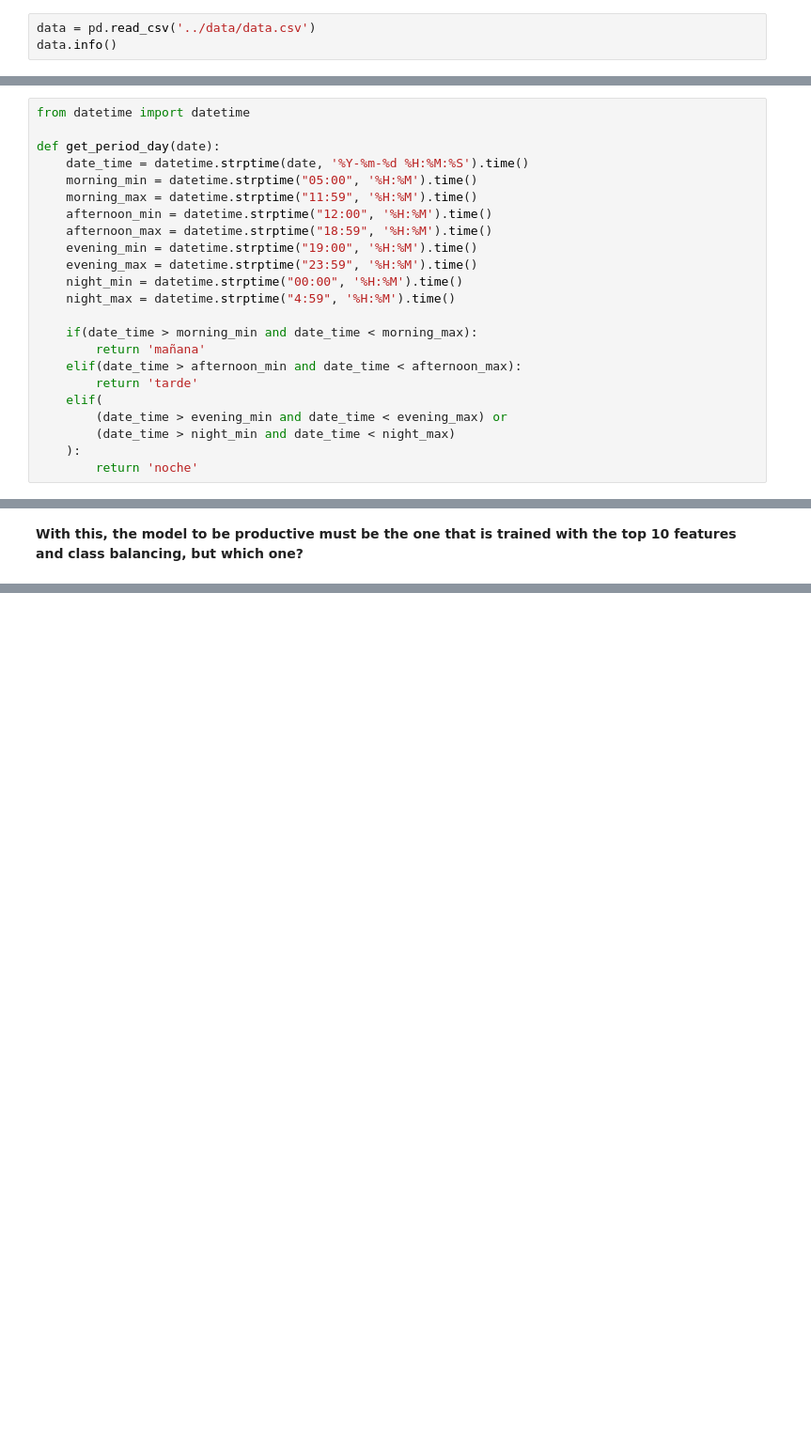
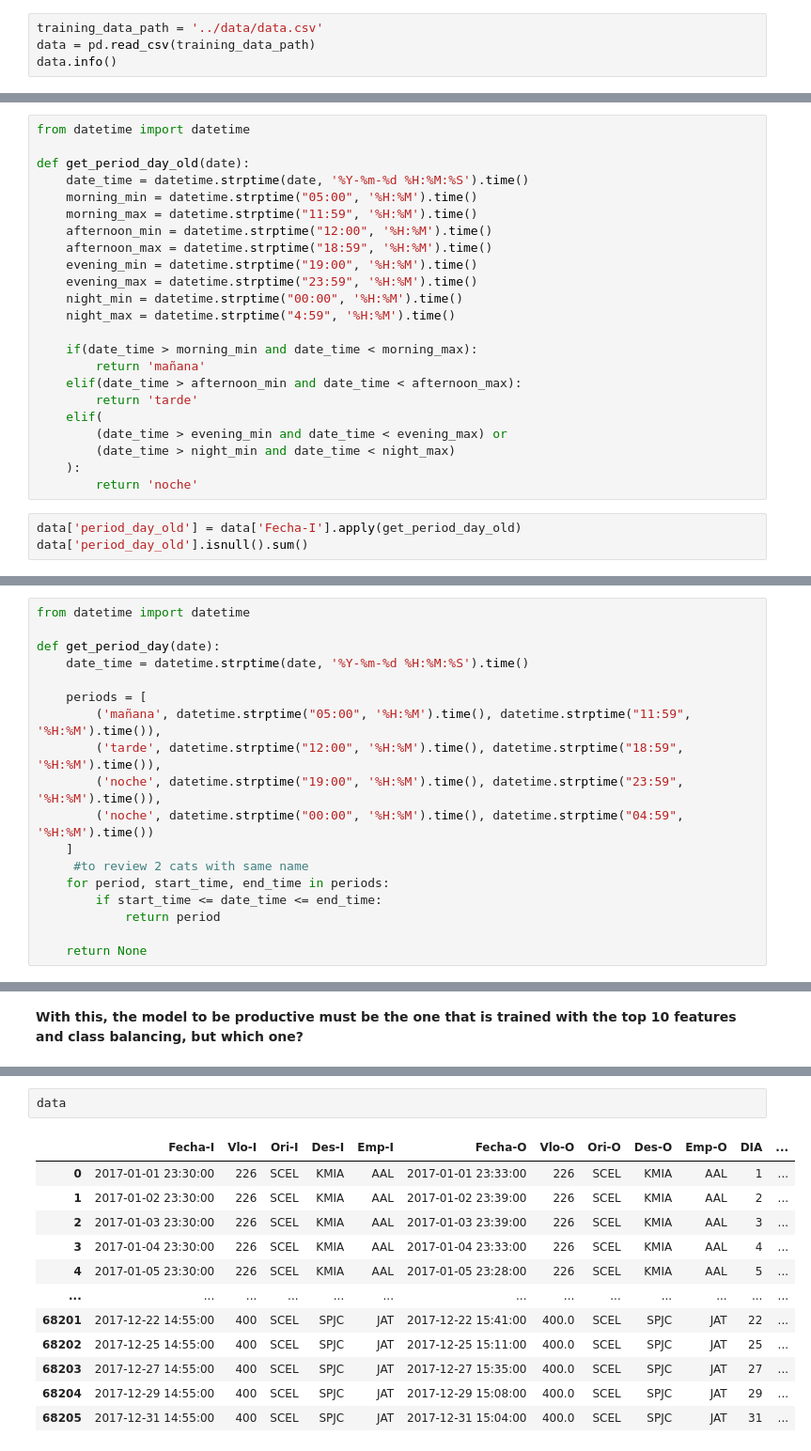
Before and after one commit to nicolasescobar0325/challenge_MLE, a Jupyter notebook: challenge/exploration.ipynb, the cells around one changed output, grey strips where cells are left out. Shown at 94% size. Cells and saved outputs as stored; diff of their text form; blank space fills up the shorter version.

Commit message:
added model train and eval pipeline and supporting functions

```diff
--- a/challenge/exploration.ipynb
+++ b/challenge/exploration.ipynb
@@ -9,5 +9,6 @@ warnings.filterwarnings('ignore')
 # %% [markdown]
 ## 0. Load Data
 # %%
-data = pd.read_csv('../data/data.csv')
+training_data_path = '../data/data.csv'
+data = pd.read_csv(training_data_path)
 data.info()
@@ -100,7 +153,7 @@ plt.show()
 # %%
 from datetime import datetime
 
-def get_period_day(date):
+def get_period_day_old(date):
     date_time = datetime.strptime(date, '%Y-%m-%d %H:%M:%S').time()
     morning_min = datetime.strptime("05:00", '%H:%M').time()
     morning_max = datetime.strptime("11:59", '%H:%M').time()
@@ -120,3 +173,6 @@ def get_period_day(date):
         (date_time > night_min and date_time < night_max)
     ):
         return 'noche'
+# %%
+data['period_day_old'] = data['Fecha-I'].apply(get_period_day_old)
+data['period_day_old'].isnull().sum()
@@ -123,2 +183,20 @@ def get_period_day(date):
+# %%
+from datetime import datetime
+
+def get_period_day(date):
+    date_time = datetime.strptime(date, '%Y-%m-%d %H:%M:%S').time()
+
+    periods = [
+        ('mañana', datetime.strptime("05:00", '%H:%M').time(), datetime.strptime("11:59", '%H:%M').time()),
+        ('tarde', datetime.strptime("12:00", '%H:%M').time(), datetime.strptime("18:59", '%H:%M').time()),
+        ('noche', datetime.strptime("19:00", '%H:%M').time(), datetime.strptime("23:59", '%H:%M').time()),
+        ('noche', datetime.strptime("00:00", '%H:%M').time(), datetime.strptime("04:59", '%H:%M').time())
+    ]
+     #to review 2 cats with same name
+    for period, start_time, end_time in periods:
+        if start_time <= date_time <= end_time:
+            return period
+
+    return None
 # %%
 data['period_day'] = data['Fecha-I'].apply(get_period_day)
@@ -416,0 +713,15 @@ By looking at the results of the 6 trained models, it can be determined:
+# %%
+data
+# %% [output]
+|  | Fecha-I | Vlo-I | Ori-I | Des-I | Emp-I | Fecha-O | Vlo-O | Ori-O | Des-O | Emp-O | DIA | ... |
+| 0 | 2017-01-01 23:30:00 | 226 | SCEL | KMIA | AAL | 2017-01-01 23:33:00 | 226 | SCEL | KMIA | AAL | 1 | ... |
+| 1 | 2017-01-02 23:30:00 | 226 | SCEL | KMIA | AAL | 2017-01-02 23:39:00 | 226 | SCEL | KMIA | AAL | 2 | ... |
+| 2 | 2017-01-03 23:30:00 | 226 | SCEL | KMIA | AAL | 2017-01-03 23:39:00 | 226 | SCEL | KMIA | AAL | 3 | ... |
+| 3 | 2017-01-04 23:30:00 | 226 | SCEL | KMIA | AAL | 2017-01-04 23:33:00 | 226 | SCEL | KMIA | AAL | 4 | ... |
+| 4 | 2017-01-05 23:30:00 | 226 | SCEL | KMIA | AAL | 2017-01-05 23:28:00 | 226 | SCEL | KMIA | AAL | 5 | ... |
+| ... | ... | ... | ... | ... | ... | ... | ... | ... | ... | ... | ... | ... |
+| 68201 | 2017-12-22 14:55:00 | 400 | SCEL | SPJC | JAT | 2017-12-22 15:41:00 | 400.0 | SCEL | SPJC | JAT | 22 | ... |
+| 68202 | 2017-12-25 14:55:00 | 400 | SCEL | SPJC | JAT | 2017-12-25 15:11:00 | 400.0 | SCEL | SPJC | JAT | 25 | ... |
+| 68203 | 2017-12-27 14:55:00 | 400 | SCEL | SPJC | JAT | 2017-12-27 15:35:00 | 400.0 | SCEL | SPJC | JAT | 27 | ... |
+| 68204 | 2017-12-29 14:55:00 | 400 | SCEL | SPJC | JAT | 2017-12-29 15:08:00 | 400.0 | SCEL | SPJC | JAT | 29 | ... |
+| 68205 | 2017-12-31 14:55:00 | 400 | SCEL | SPJC | JAT | 2017-12-31 15:04:00 | 400.0 | SCEL | SPJC | JAT | 31 | ... |
```
Also changed, not shown: parts of 55 cells of this notebook, 6 other files.
